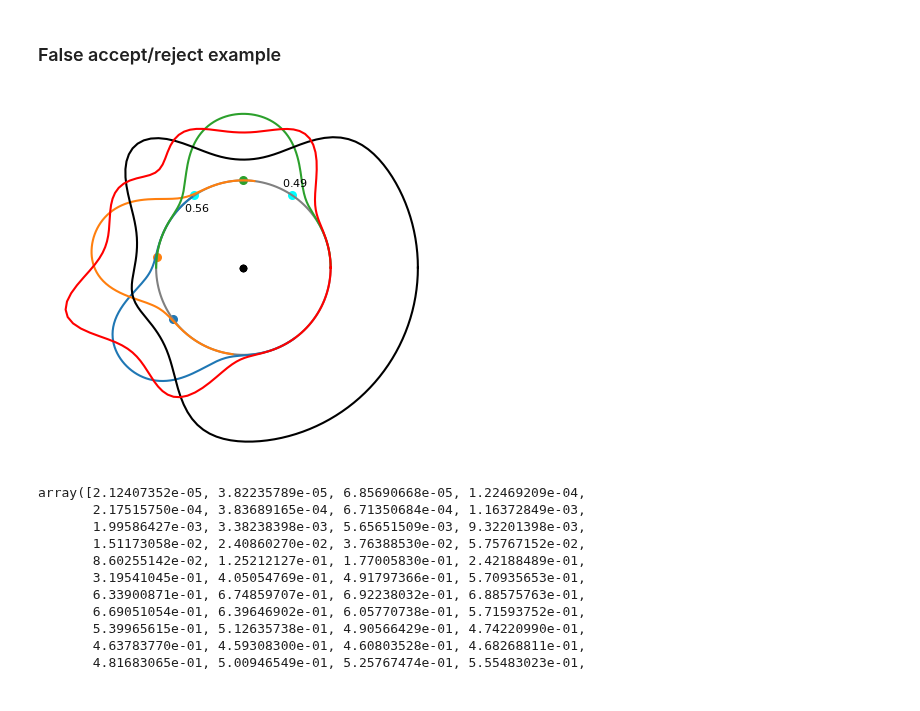
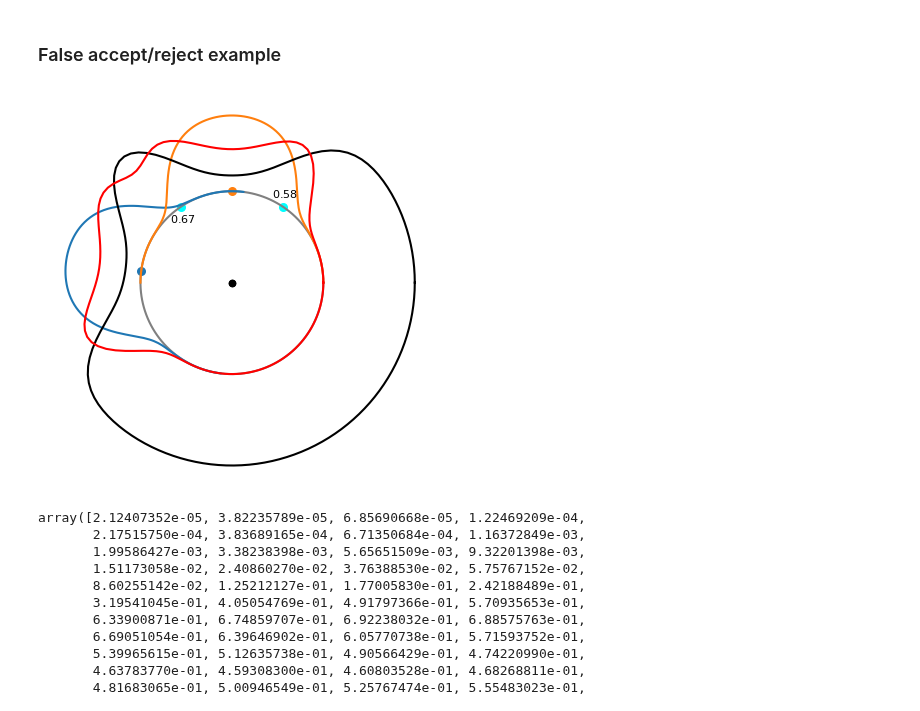
Before and after one commit to vanekek/face_ue, a Jupyter notebook: sandbox/paper_method_plot.ipynb, the cells around one changed output. Drawn from its saved outputs; the diff is of its cells as text; code cells hidden in the pictures.

```diff
--- a/sandbox/paper_method_plot.ipynb
+++ b/sandbox/paper_method_plot.ipynb
@@ -157,7 +157,7 @@ fig.show()
 # %% [markdown]
 ### False accept/reject example
 # %%
-gallery_class_angles = [0.6, 0.48, 0.25]
+gallery_class_angles = [0.48, 0.25]
 ident_uncertain_test_point = (
     gallery_class_angles[-1] + gallery_class_angles[-2]
 ) / 2 - 0.02
@@ -225,34 +225,34 @@ for test_angle in test_points_angles:
 
 test_point_vectors = get_vectors_by_angle(test_points_angles)
 # entropy value
 
 probs_at_test_points = []
 for i in range(mus.shape[1] + 1):
     class_probes = compute_class_probs(i, test_point_vectors, mus, kappa, beta)
     probs_at_test_points.append(class_probes)
 probs_at_test_points = np.stack(probs_at_test_points, axis=0)
 
 entr_test = -np.sum(probs_at_test_points * np.log(probs_at_test_points), axis=0)
 entr_test = np.round(entr_test, 2)
 ax.annotate(
     f"${entr_test[0]}$",
     xy=test_point_vectors[0],
     xytext=[test_point_vectors[0][0] - 0.12, test_point_vectors[0][1] - 0.18],
     fontsize=8,
 )
 ax.annotate(
     f"${entr_test[1]}$",
     xy=test_point_vectors[1],
     xytext=[test_point_vectors[1][0] - 0.12, test_point_vectors[1][1] + 0.1],
     fontsize=8,
 )
 
 fig.gca().set_aspect("equal")
 ax.axis("off")
 fig.show()
 # plt.savefig('1.png')
 # %% [output]
-[figure, old version]
+[figure, new version]
 # %%
 -np.sum(all_probs * np.log(all_probs), axis=0)
 # %% [output]
```
Also changed, not shown: 1 other file.
